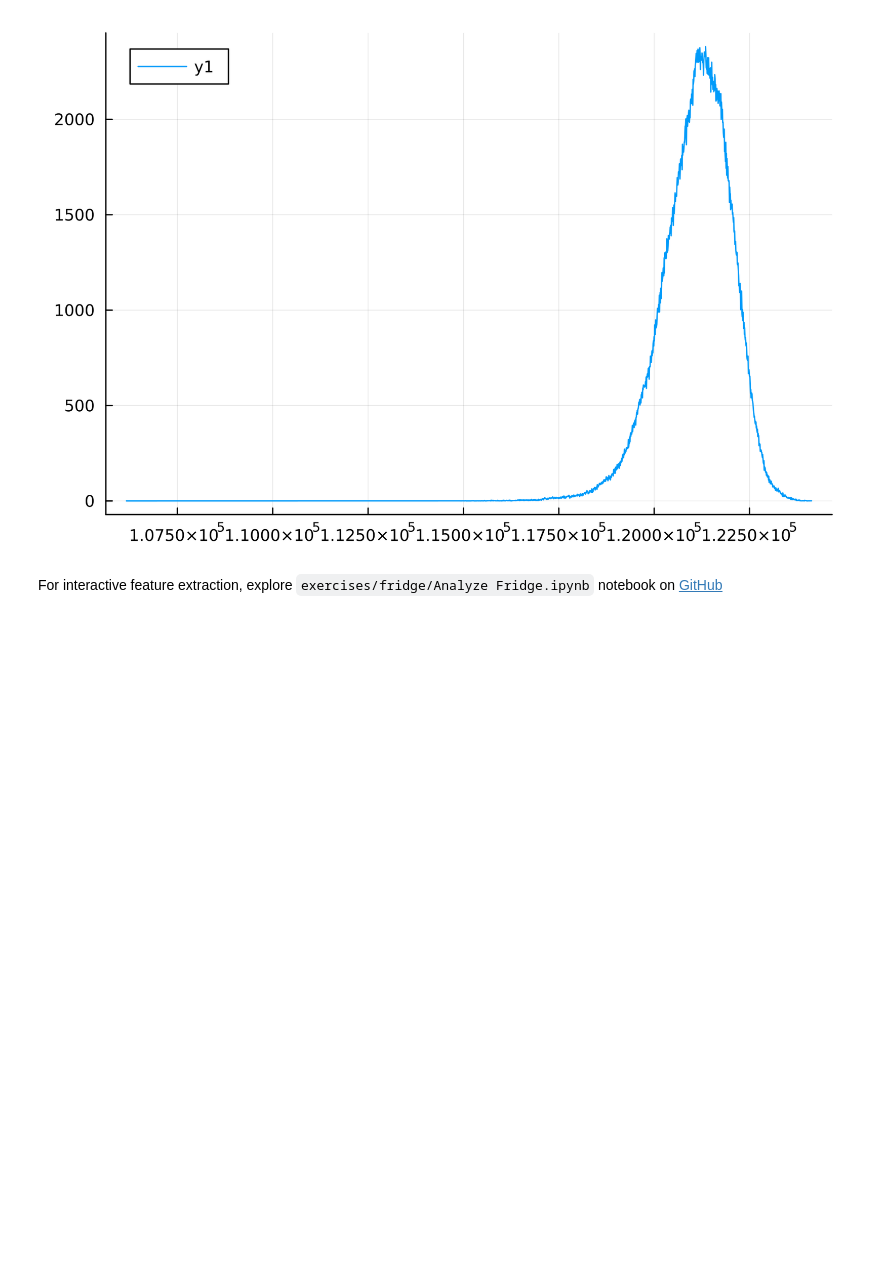
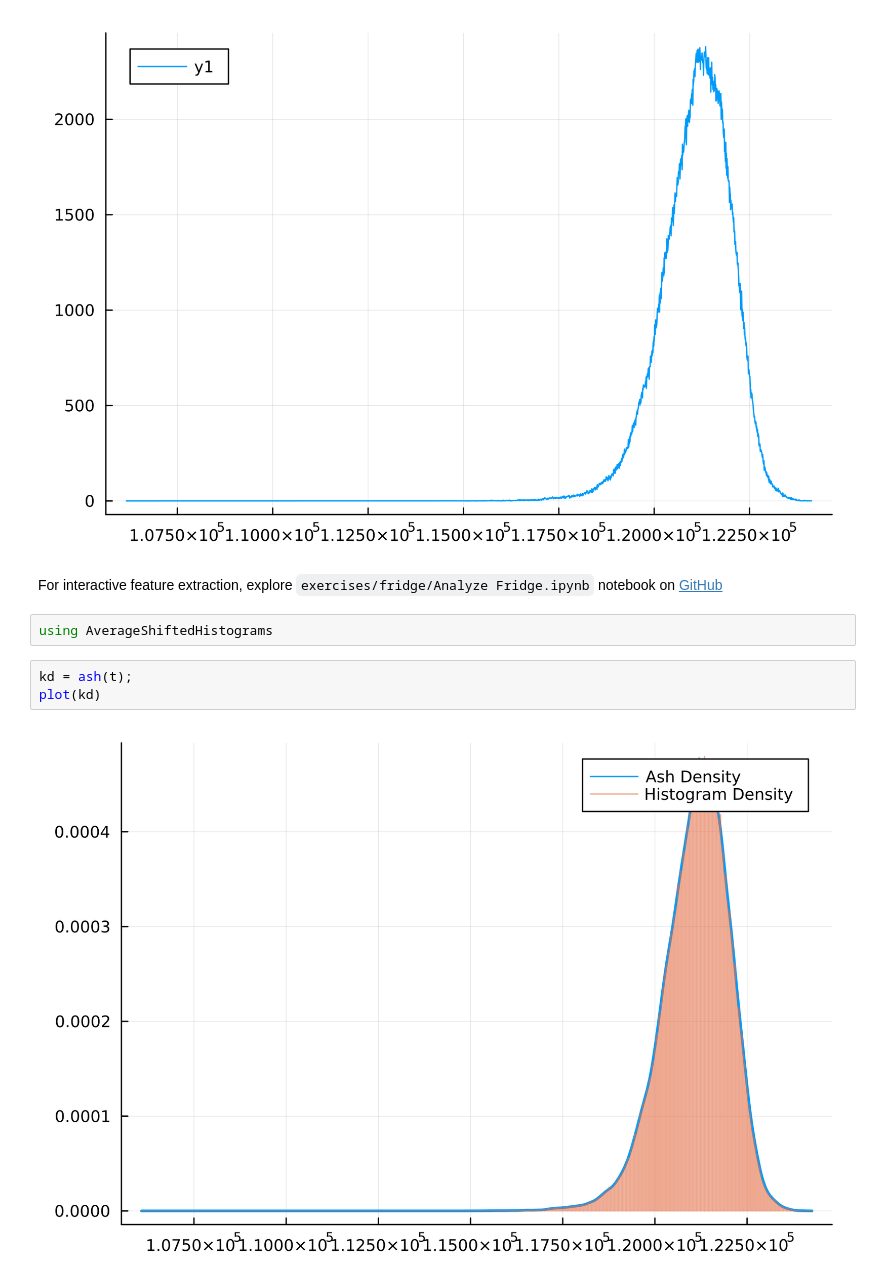
Before and after one commit to JBlaschke/HPC-Julia, a Jupyter notebook: docs/julia for data science/02_stats/Statistics.ipynb, the cells around one changed output. Cells and saved outputs as stored; diff of their text form; blank space fills up the shorter version.

```diff
--- a/docs/julia for data science/02_stats/Statistics.ipynb
+++ b/docs/julia for data science/02_stats/Statistics.ipynb
@@ -197,3 +211,10 @@ plot(x[y.>0], y[y.>0], legend=:topleft)
 [figure]
 # %% [markdown]
 For interactive feature extraction, explore `exercises/fridge/Analyze Fridge.ipynb` notebook on [GitHub](https://github.com/JBlaschke/HPC-Julia/blob/main/exercises/fridge/Analyze%20Fridge.ipynb)
+# %%
+using AverageShiftedHistograms
+# %%
+kd = ash(t);
+plot(kd)
+# %% [output]
+[figure, added]
```
Also changed, not shown: parts of 2 cells of this notebook.
